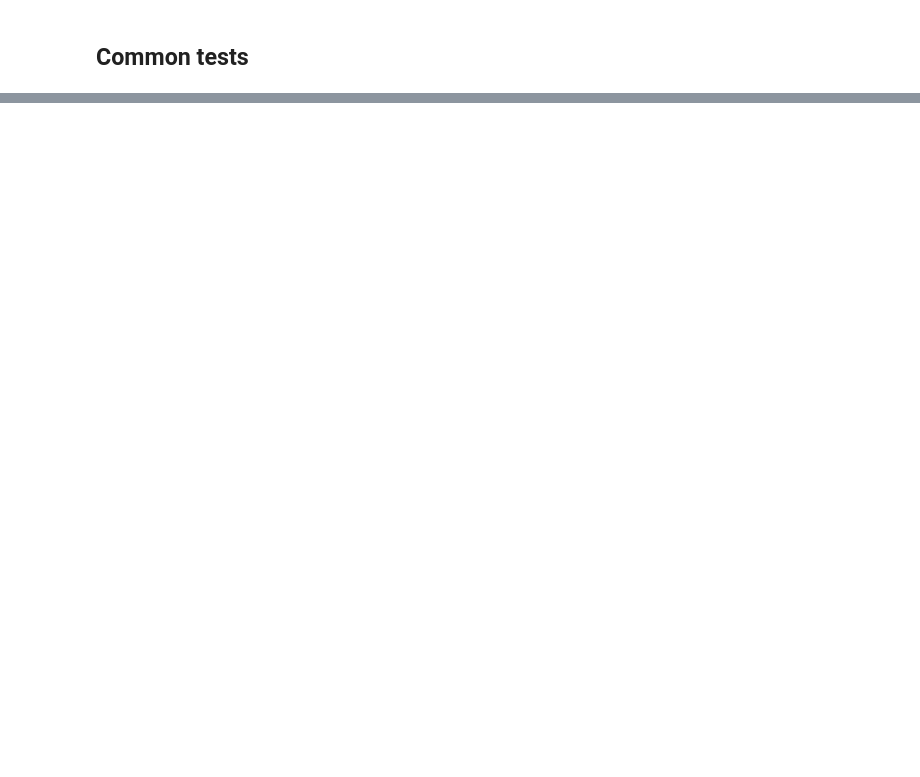
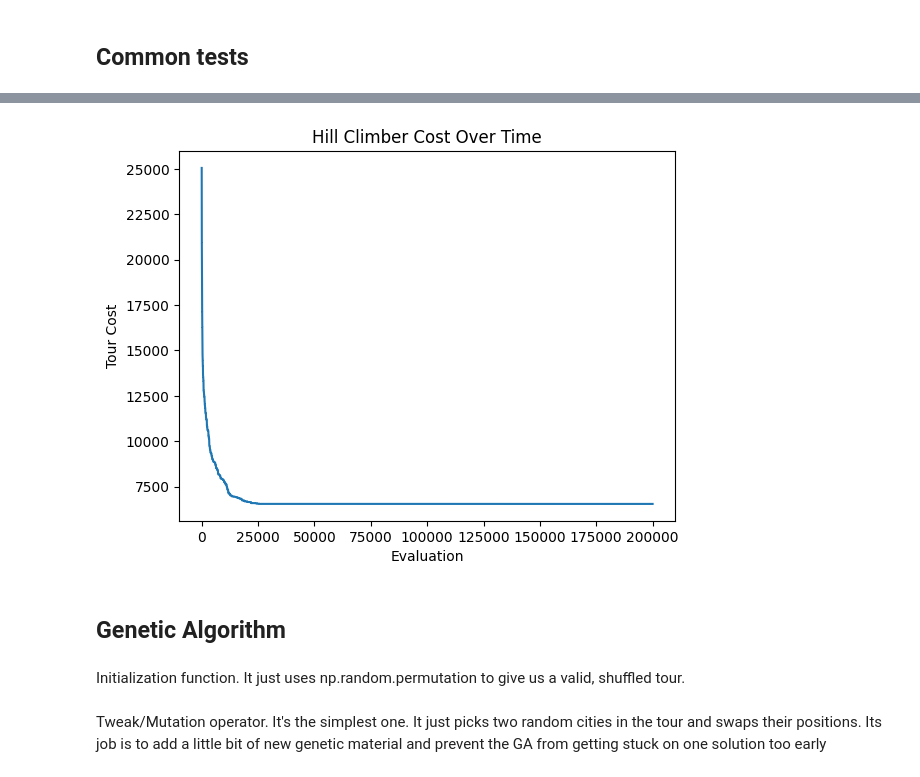
Before and after one commit to AgricolaC/CI2025_lab2, a Jupyter notebook: tsp.ipynb, the cells around one changed output, grey strips where cells are left out. Cells and saved outputs as stored; diff of their text form; code cells hidden in the pictures; blank space fills up the shorter version.

```diff
--- a/tsp.ipynb
+++ b/tsp.ipynb
@@ -36,7 +36,7 @@ FileNotFoundError: [Errno 2] No such file or directory: 'lab2/test_problem.npy'
 # %% [markdown]
 ## Common tests
 # %%
-problem = np.load('lab2/problem_r2_100.npy')
+problem = np.load('lab2/problem_g_20.npy')
 # %%
 # Negative values?
 np.any(problem < 0)
@@ -62,0 +103,9 @@ False
+# %%
+def tour_cost(tour: np.ndarray, problem: np.ndarray) -> float:
+    tour = np.asarray(tour, dtype=int)
+    nxt = tour[(np.arange(len(tour)) + 1) % len(tour)]
+    # D[tour, next] looks up the distance for each step.
+    return float(np.sum(problem[tour,next]))
+
+# The "tour_cost" function also makes sure that the tours start, and end in the same city by using The modulo operator (%)
+# Which makes the tour "circular" by automatically handling the wrap-around from the last city back to the first.
@@ -62,0 +200,3 @@ False
+# %%
+problem = np.load('lab2/problem_g_100.npy')
+hill_tour, hill_cost, hill_history = hill_climber(problem, 200000)
@@ -62,0 +233,11 @@ False
+# %%
+import matplotlib.pyplot as plt
+plt.plot(hill_history)
+plt.title("Hill Climber Cost Over Time")
+plt.xlabel("Evaluation")
+plt.ylabel("Tour Cost")
+plt.show()
+# %% [output]
+[figure, added]
+# %% [markdown]
+## Genetic Algorithm
@@ -62,0 +247,2 @@ False
+# %% [markdown]
+Initialization function. It just uses np.random.permutation to give us a valid, shuffled tour.
@@ -62,0 +261,2 @@ False
+# %% [markdown]
+Tweak/Mutation operator. It's the simplest one. It just picks two random cities in the tour and swaps their positions. Its job is to add a little bit of new genetic material and prevent the GA from getting stuck on one solution too early
```
Also changed, not shown: parts of 52 cells of this notebook, 3 other files.
